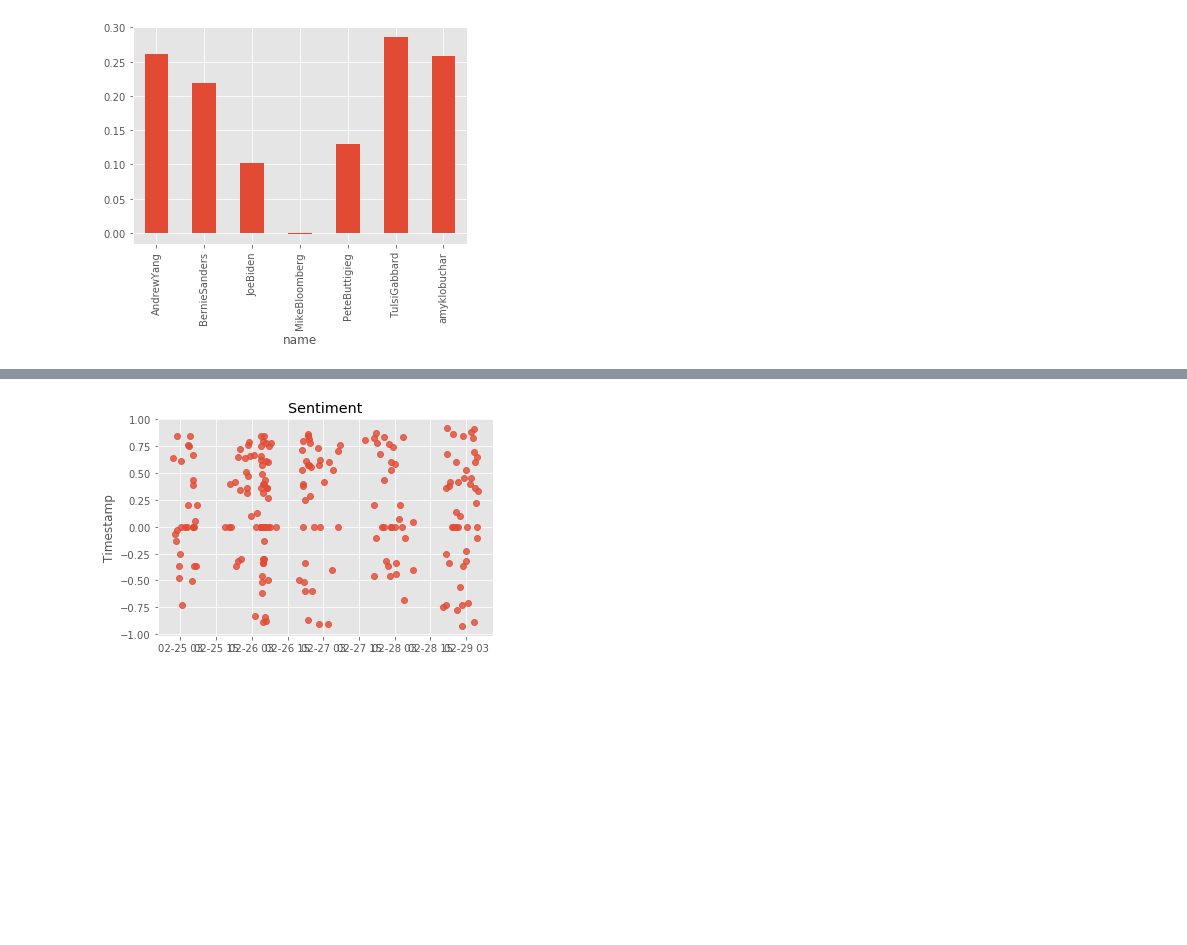
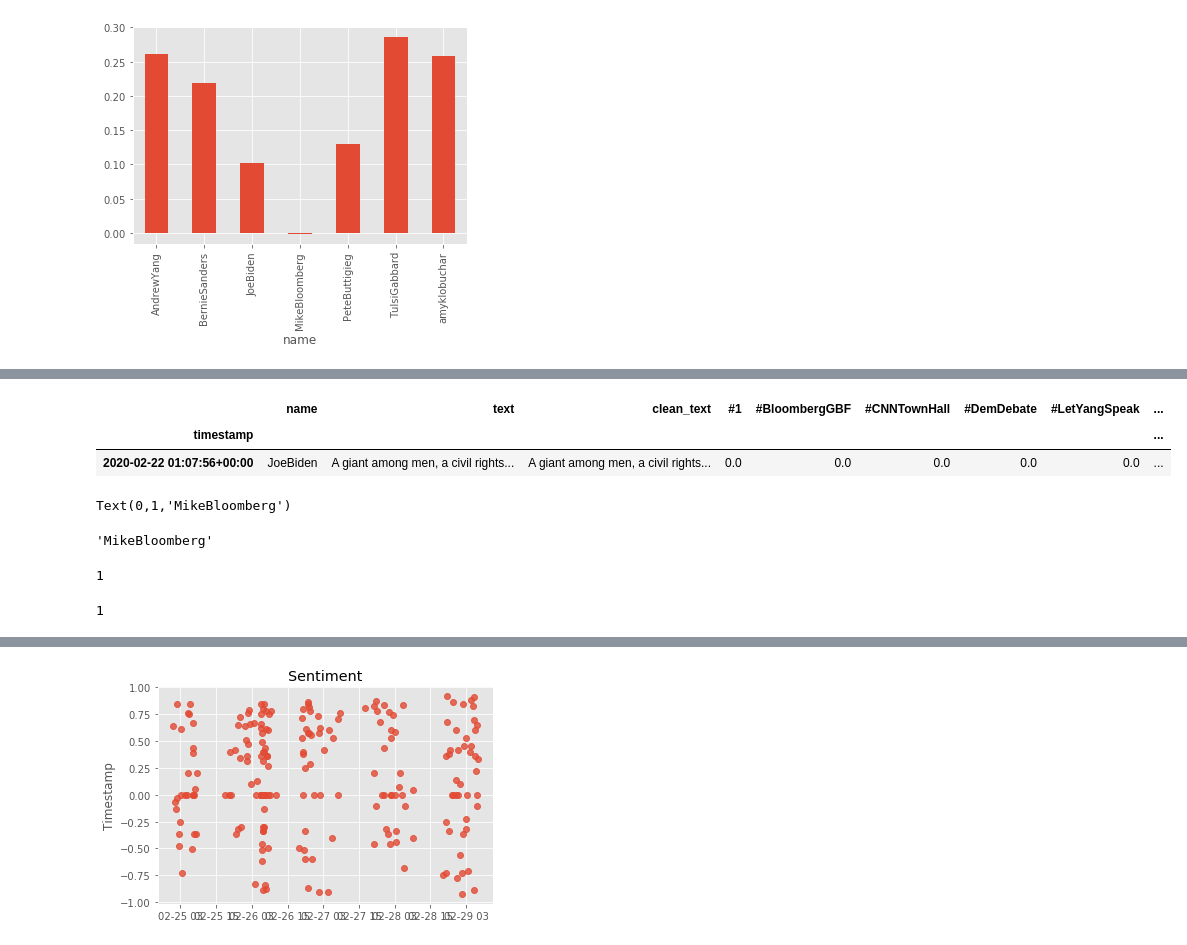
Before and after one commit to danjizquierdo/Sentimental, a Jupyter notebook: NLP_EDA.ipynb, the cells around one changed output, grey strips where cells are left out. Cells and saved outputs as stored; diff of their text form; code cells hidden in the pictures; blank space fills up the shorter version.

```diff
--- a/NLP_EDA.ipynb
+++ b/NLP_EDA.ipynb
@@ -134,0 +157,6 @@ day_mean.plot(kind='bar')
+# %%
+data.query(f'sentiment== {max_sentiment}')
+# %% [output]
+|  | name | text | clean_text | #1 | #BloombergGBF | #CNNTownHall | #DemDebate | #LetYangSpeak | ... |
+| timestamp |  |  |  |  |  |  |  |  | ... |
+| 2020-02-22 01:07:56+00:00 | JoeBiden | A giant among men, a civil rights... | A giant among men, a civil rights... | 0.0 | 0.0 | 0.0 | 0.0 | 0.0 | ... |
@@ -134,0 +165,16 @@ day_mean.plot(kind='bar')
+# %%
+tick.label
+# %% [output]
+Text(0,1,'MikeBloomberg')
+# %%
+tick.label1.get_text()
+# %% [output]
+'MikeBloomberg'
+# %%
+tick.get_loc()
+# %% [output]
+1
+# %%
+tick.label.get_position()[1]
+# %% [output]
+1
```
Also changed, not shown: parts of 12 cells of this notebook.
